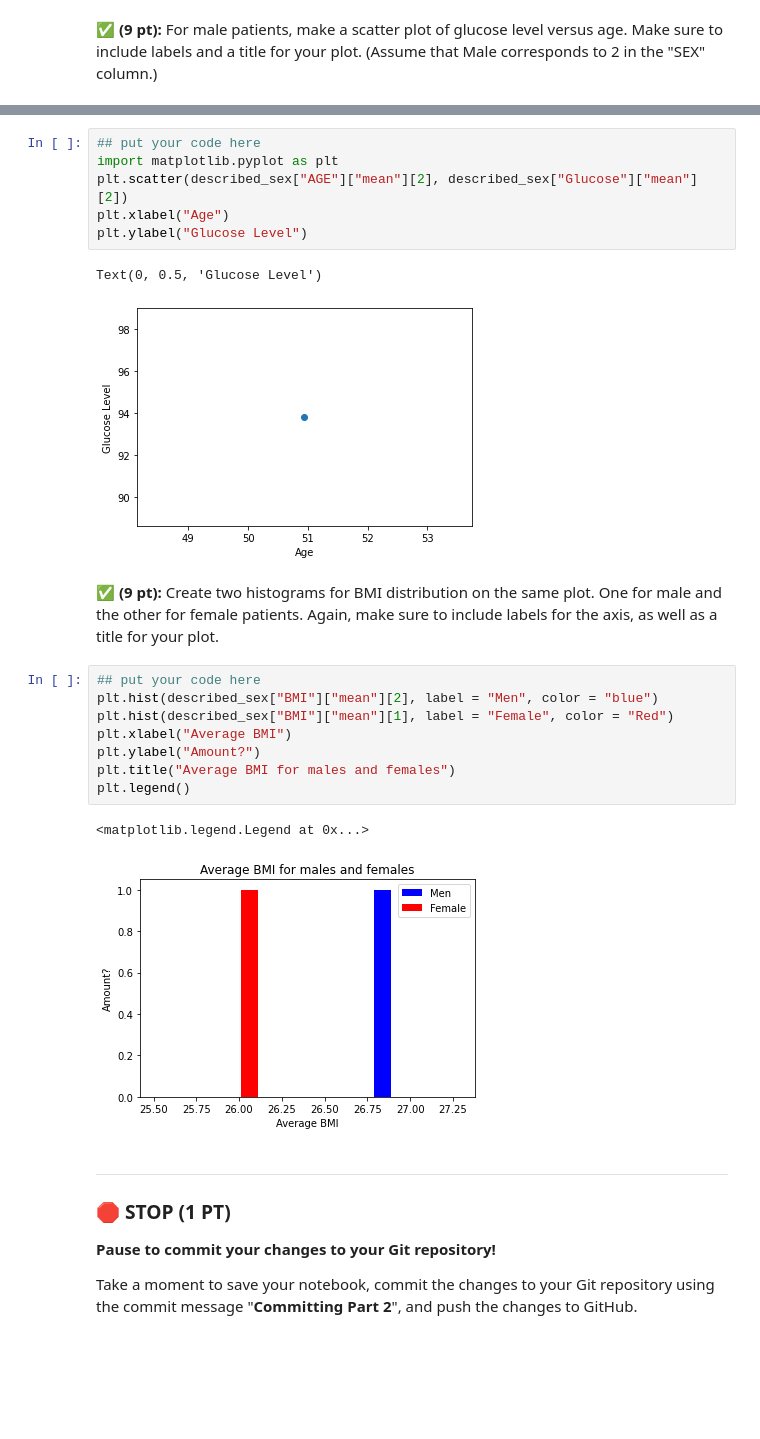
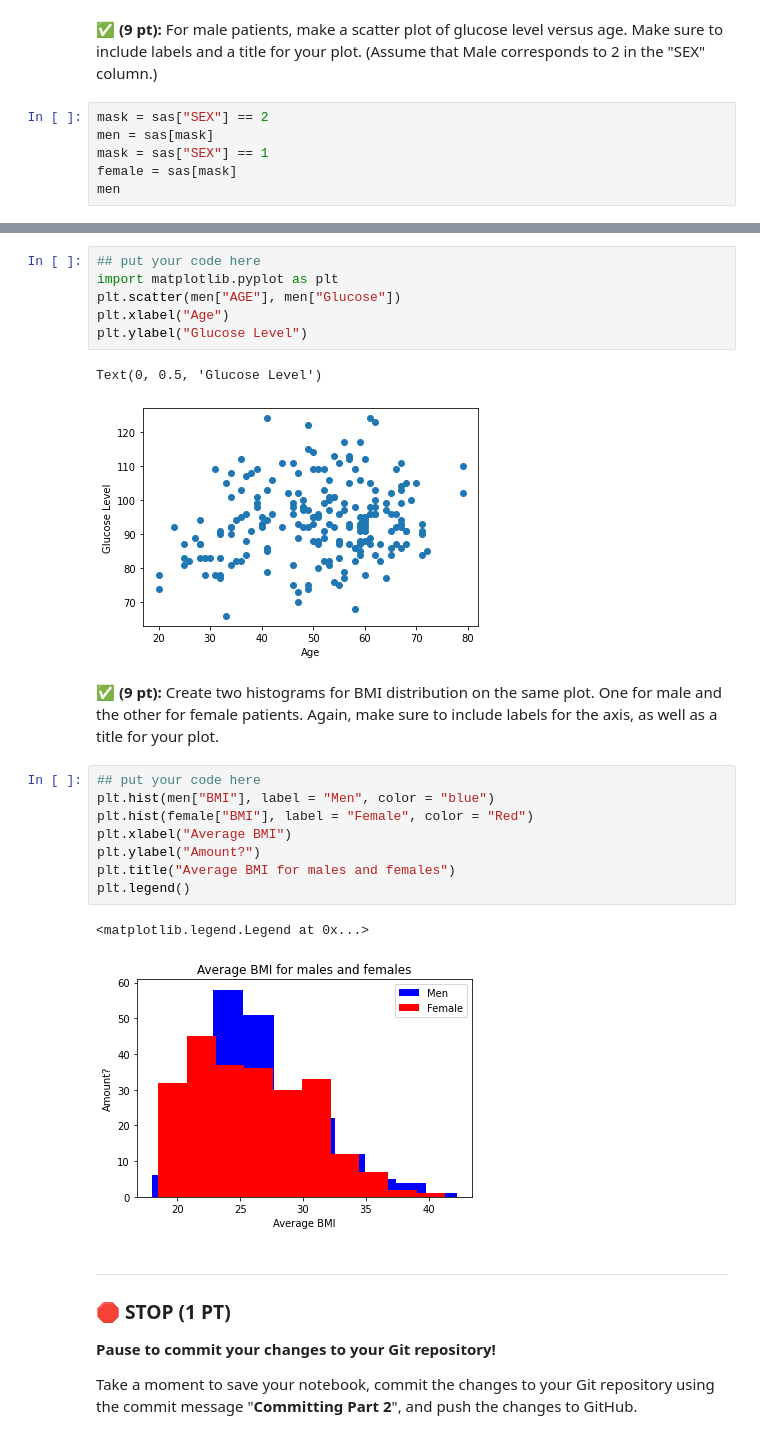
Before and after one commit to connorsugrue/turn-in_CMSE202, a Jupyter notebook: midterm/CMSE202-Midterm-Sect001_TF_Mods-STUDENT.ipynb, the cells around one changed output, grey strips where cells are left out. Drawn from its saved outputs; the diff is of its cells as text; blank space fills up the shorter version.

```diff
--- a/midterm/CMSE202-Midterm-Sect001_TF_Mods-STUDENT.ipynb
+++ b/midterm/CMSE202-Midterm-Sect001_TF_Mods-STUDENT.ipynb
@@ -136,3 +136,9 @@ described_sex
 2 rows × 72 columns
 # %% [markdown]
 &#9989; **(9 pt):** For male patients, make a scatter plot of glucose level versus age. Make sure to include labels and a title for your plot. (Assume that Male corresponds to 2 in the "SEX" column.)
+# %%
+mask = sas["SEX"] == 2
+men = sas[mask]
+mask = sas["SEX"] == 1
+female = sas[mask]
+men
@@ -139,25 +159,25 @@ described_sex
 # %%
 ## put your code here
 import matplotlib.pyplot as plt
-plt.scatter(described_sex["AGE"]["mean"][2], described_sex["Glucose"]["mean"][2])
+plt.scatter(men["AGE"], men["Glucose"])
 plt.xlabel("Age")
 plt.ylabel("Glucose Level")
 # %% [output]
 Text(0, 0.5, 'Glucose Level')
-[figure, old version]
+[figure, new version]
 # %% [markdown]
 &#9989; **(9 pt):** Create two histograms for BMI distribution on the same plot. One for male and the other for female patients. Again, make sure to include labels for the axis, as well as a title for your plot.
 # %%
 ## put your code here
-plt.hist(described_sex["BMI"]["mean"][2], label = "Men", color = "blue")
-plt.hist(described_sex["BMI"]["mean"][1], label = "Female", color = "Red")
+plt.hist(men["BMI"], label = "Men", color = "blue")
+plt.hist(female["BMI"], label = "Female", color = "Red")
 plt.xlabel("Average BMI")
 plt.ylabel("Amount?")
 plt.title("Average BMI for males and females")
 plt.legend()
 # %% [output]
 <matplotlib.legend.Legend at 0x...>
-[figure, old version]
+[figure, new version]
 # %% [markdown]
 ---
 ### &#128721; STOP (1 PT)
```
Also changed, not shown: parts of 8 cells of this notebook.
